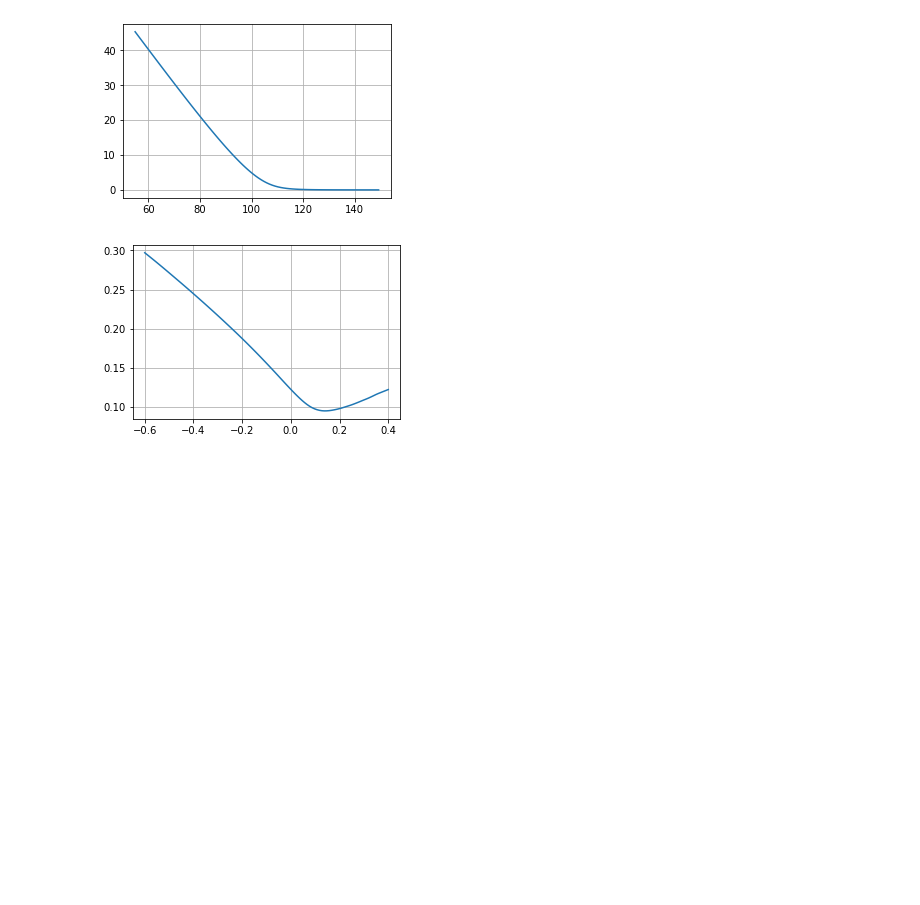
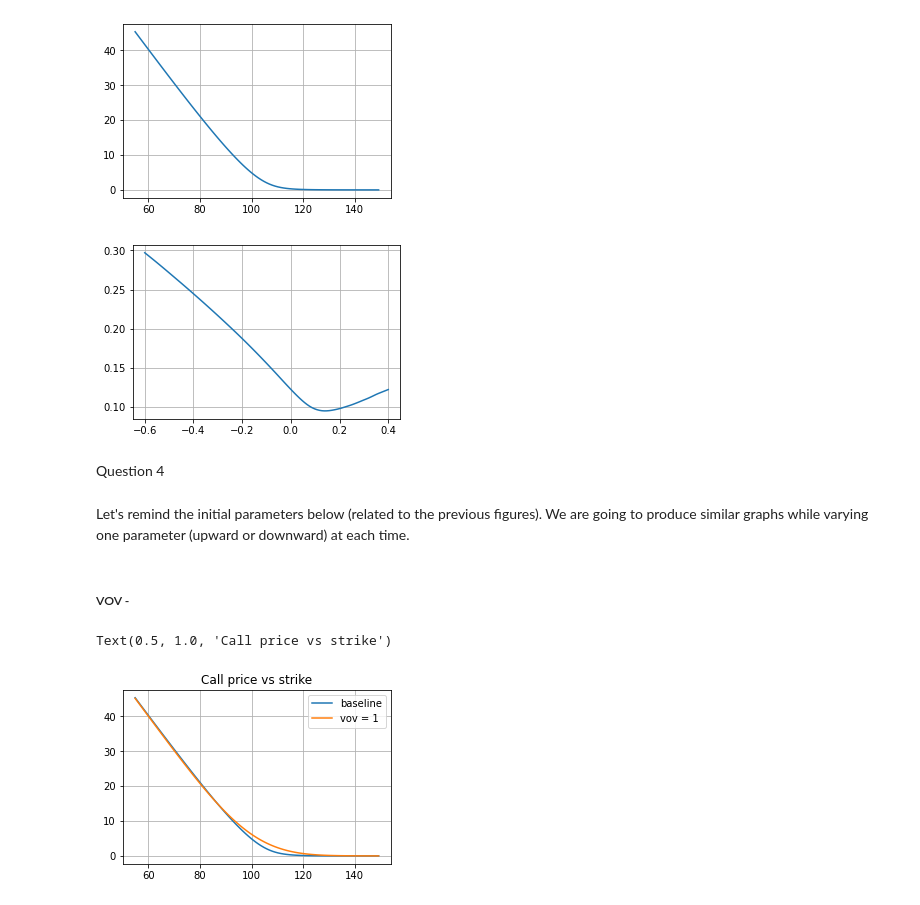
Before and after one commit to Julien-website/Stochastic_Loc_Vol_Project, a Jupyter notebook: ComputingAssignment - AdvancedCalibrationMethodsAndVixDerivatives.ipynb, the cells around one changed output. Cells and saved outputs as stored; diff of their text form; code cells hidden in the pictures; blank space fills up the shorter version.

```diff
--- a/ComputingAssignment - AdvancedCalibrationMethodsAndVixDerivatives.ipynb
+++ b/ComputingAssignment - AdvancedCalibrationMethodsAndVixDerivatives.ipynb
@@ -1525,3 +1525,45 @@ plt.plot(lm,iv)
 plt.grid()
 # %% [output]
 [figure]
+# %% [markdown]
+Question 4
+# %% [markdown]
+Let's remind the initial parameters below  (related to the previous figures). We are going to produce similar graphs while varying one parameter (upward or downward) at each time.
+# %%
+# Baseline
+
+np.random.seed(0)
+
+vov = 4
+k_1 = 20
+k_2 = 1.5
+theta = 0.75
+xi_0 = 0.025
+rho_sx1, rho_sx2, rho_x1x2 = -0.8, -0.7, 0.7
+T = 1
+
+ST_base = two_factor_bergomi_mc(vov,k_1,k_2,theta,rho_sx1,rho_sx2,rho_x1x2,xi_0,n_steps,N_sims)
+
+opt_price_base = np.average(np.maximum(ST_base - strike_array.reshape(-1,1),0),axis=1)
+iv_base = vec_find_vol_rat(opt_price_base, S_0, strike_array, T, 0, 'c')
+# %% [markdown]
+##### VOV -
+# %%
+np.random.seed(0)
+
+vov = 1   # (lowering vov)
+
+ST = two_factor_bergomi_mc(vov,k_1,k_2,theta,rho_sx1,rho_sx2,rho_x1x2,xi_0,n_steps,N_sims)
+
+opt_price = np.average(np.maximum(ST - strike_array.reshape(-1,1),0),axis=1)
+iv = vec_find_vol_rat(opt_price, S_0, strike_array, T, 0, 'c')
+# %%
+plt.figure()
+plt.plot(strike_array, opt_price_base, label="baseline")
+plt.plot(strike_array, opt_price, label="vov = 1")
+plt.legend()
+plt.grid()
+plt.title("Call price vs strike")
+# %% [output]
+Text(0.5, 1.0, 'Call price vs strike')
+[figure, added]
```
Also changed, not shown: parts of 5 cells of this notebook.
